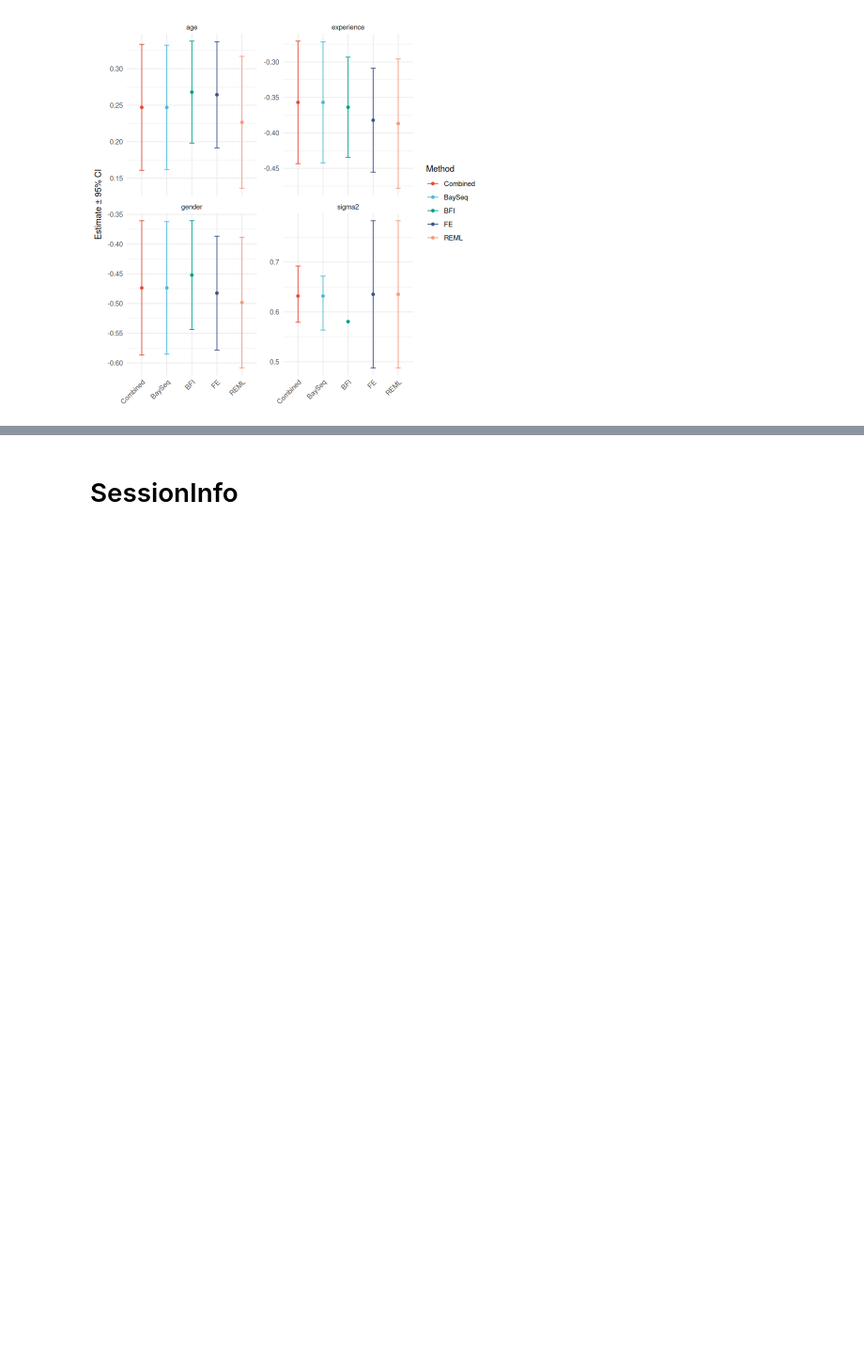
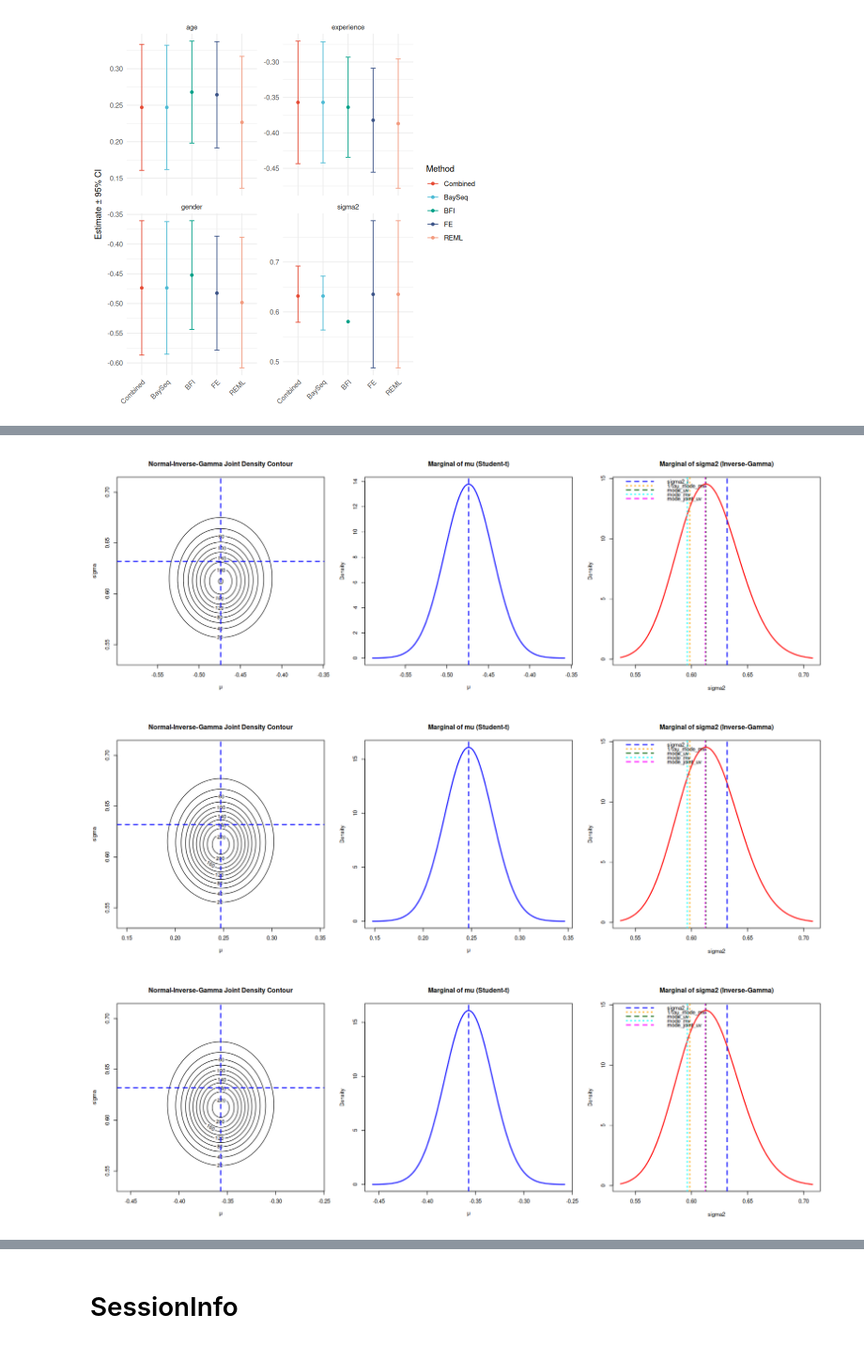
Before and after one commit to lisa-gm/confeR, a Jupyter notebook: notebook.ipynb, the cells around one changed output, grey strips where cells are left out. Shown at 94% size. Saved outputs shown, nothing was run; the diff lists cells and outputs as text; code cells hidden in the pictures; blank space fills up the shorter version.

```diff
--- a/notebook.ipynb
+++ b/notebook.ipynb
@@ -300,0 +505,11 @@ Saving 7 x 7 in image
+# %%
+options(repr.plot.width = 15, repr.plot.height = 5)
+par(mfrow = c(1, 3), bg = "white")
+
+normal_inv_gamma_plot(bp, alpha, beta, covariates, "gender", use_local_intercepts, n_centers)
+normal_inv_gamma_plot(bp, alpha, beta, covariates, "age", use_local_intercepts, n_centers)
+normal_inv_gamma_plot(bp, alpha, beta, covariates, "experience", use_local_intercepts, n_centers)
+# %% [output]
+[figure, added]
+[figure, added]
+[figure, added]
```
Also changed, not shown: parts of 7 cells of this notebook, 1 other file.
